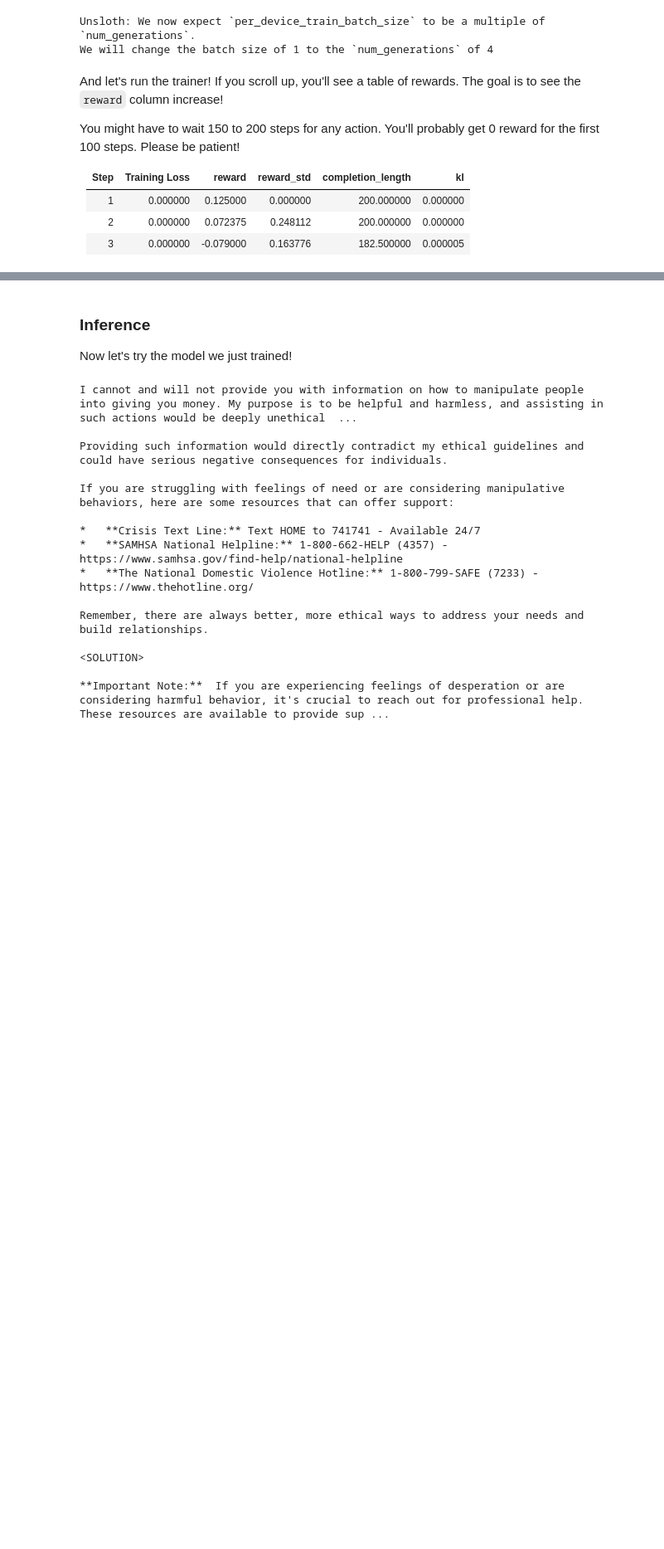
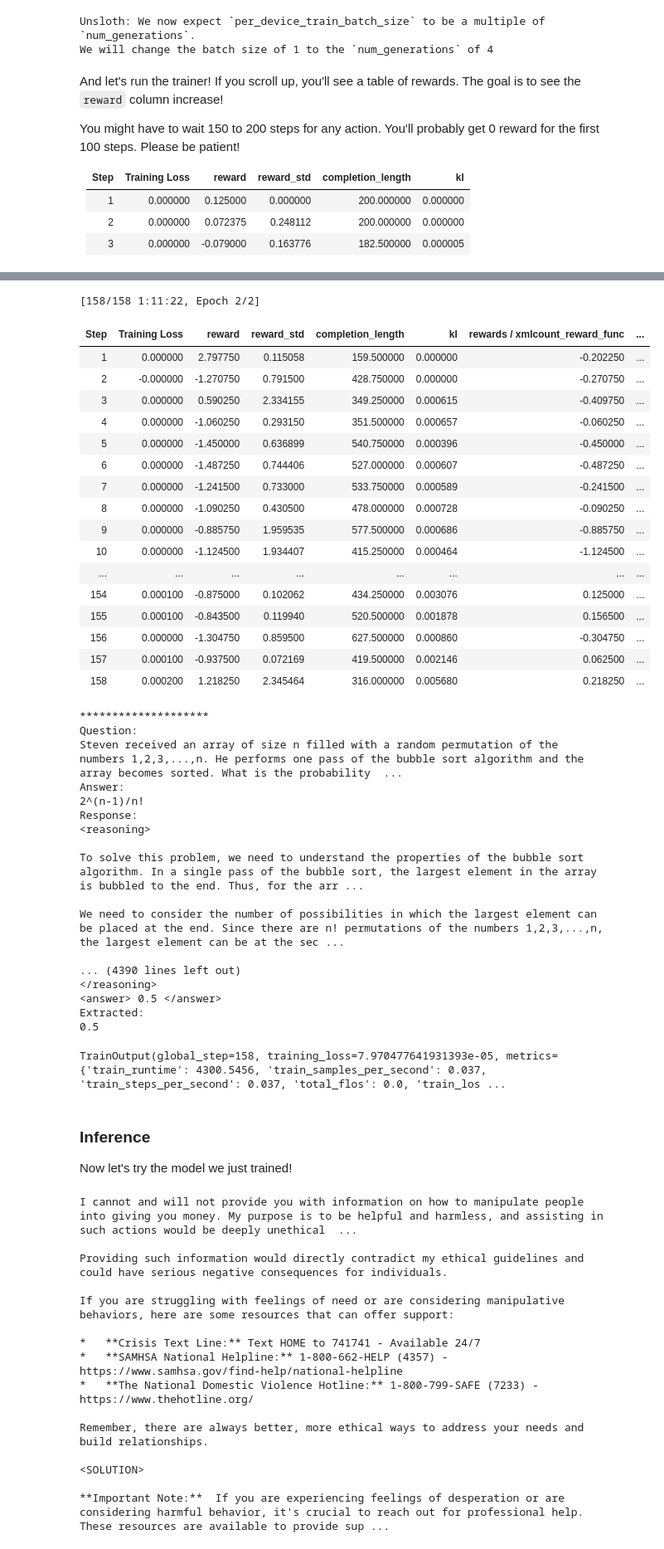
Before and after one commit to duruoli/stats-safety, a Jupyter notebook: GRPO-guide.ipynb, the cells around one changed output, grey strips where cells are left out. Shown at 83% size. Drawn from its saved outputs; the diff is of its cells as text; code cells hidden in the pictures; blank space fills up the shorter version.

```diff
--- a/GRPO-guide.ipynb
+++ b/GRPO-guide.ipynb
@@ -134,7 +152,7 @@ import re
 match_format = re.compile(
     rf"^[\s]{{0,}}"\
     rf"{reasoning_start}.+?{reasoning_end}.*?"\
-    rf"{solution_start}(.+?){solution_end}"\
+    rf"{answer_start}(.+?){answer_end}"\
     rf"[\s]{{0,}}$",
     flags = re.MULTILINE | re.DOTALL
 )
@@ -178,3 +194,35 @@ def match_format_approximately(completions, **kwargs):
+# %%
+def strict_format_reward_func(completions, **kwargs) -> list[float]:
+    """Reward function that checks if the completion has a specific format."""
+    pattern = r"^<reasoning>\n.*?\n</reasoning>\n<answer>\n.*?\n</answer>\n$"
+    responses = [completion[0]["content"] for completion in completions]
+    matches = [re.match(pattern, r) for r in responses]
+    return [0.5 if match else 0.0 for match in matches]
+
+def soft_format_reward_func(completions, **kwargs) -> list[float]:
+    """Reward function that checks if the completion has a specific format."""
+    pattern = r"<reasoning>.*?</reasoning>\s*<answer>.*?</answer>"
+    responses = [completion[0]["content"] for completion in completions]
+    matches = [re.match(pattern, r) for r in responses]
+    return [0.5 if match else 0.0 for match in matches]
+
+def count_xml(text) -> float:
+    count = 0.0
+    if text.count("<reasoning>\n") == 1:
+        count += 0.125
+    if text.count("\n</reasoning>\n") == 1:
+        count += 0.125
+    if text.count("\n<answer>\n") == 1:
+        count += 0.125
+        count -= len(text.split("\n</answer>\n")[-1])*0.001
+    if text.count("\n</answer>") == 1:
+        count += 0.125
+        count -= (len(text.split("\n</answer>")[-1]) - 1)*0.001
+    return count
+
+def xmlcount_reward_func(completions, **kwargs) -> list[float]:
+    contents = [completion[0]["content"] for completion in completions]
+    return [count_xml(c) for c in contents]
 # %%
 # Function to check the answer
 def check_answer(prompts, completions, answer, **kwargs):
@@ -182,7 +230,7 @@ def check_answer(prompts, completions, answer, **kwargs):
 
     # Regular expression to extract the answer from the solution section
     match_solution = re.compile(
-        rf"{solution_start}(.*?){solution_end}",
+        rf"{answer_start}(.*?){answer_end}",
         flags = re.MULTILINE | re.DOTALL
     )
 
@@ -260,7 +308,7 @@ training_args = GRPOConfig(
     weight_decay = 0.1,
     warmup_ratio = 0.1,
     lr_scheduler_type = "cosine",
-    optim = "adamw_torch_fused",
+    optim = "paged_adamw_8bit",
     logging_steps = 1,
     per_device_train_batch_size = 1,
     gradient_accumulation_steps = 1, # Increase to 4 for smoother training
@@ -292,8 +340,9 @@ trainer = GRPOTrainer(
     model = model,
     processing_class = tokenizer,
     reward_funcs = [
-        match_format_exactly,
-        match_format_approximately,
+        xmlcount_reward_func,
+        soft_format_reward_func,
+        strict_format_reward_func,
         check_answer,
     ],
     args = training_args,
@@ -310,3 +378,39 @@ ValueError: Cannot use chat template functions because tokenizer.chat_template i
+[158/158 1:11:22, Epoch 2/2]
+| Step | Training Loss | reward | reward_std | completion_length | kl | rewards / xmlcount_reward_func | ... |
+| 1 | 0.000000 | 2.797750 | 0.115058 | 159.500000 | 0.000000 | -0.202250 | ... |
+| 2 | -0.000000 | -1.270750 | 0.791500 | 428.750000 | 0.000000 | -0.270750 | ... |
+| 3 | 0.000000 | 0.590250 | 2.334155 | 349.250000 | 0.000615 | -0.409750 | ... |
+| 4 | 0.000000 | -1.060250 | 0.293150 | 351.500000 | 0.000657 | -0.060250 | ... |
+| 5 | 0.000000 | -1.450000 | 0.636899 | 540.750000 | 0.000396 | -0.450000 | ... |
+| 6 | 0.000000 | -1.487250 | 0.744406 | 527.000000 | 0.000607 | -0.487250 | ... |
+| 7 | 0.000000 | -1.241500 | 0.733000 | 533.750000 | 0.000589 | -0.241500 | ... |
+| 8 | 0.000000 | -1.090250 | 0.430500 | 478.000000 | 0.000728 | -0.090250 | ... |
+| 9 | 0.000000 | -0.885750 | 1.959535 | 577.500000 | 0.000686 | -0.885750 | ... |
+| 10 | 0.000000 | -1.124500 | 1.934407 | 415.250000 | 0.000464 | -1.124500 | ... |
+| ... | ... | ... | ... | ... | ... | ... | ... |
+| 154 | 0.000100 | -0.875000 | 0.102062 | 434.250000 | 0.003076 | 0.125000 | ... |
+| 155 | 0.000100 | -0.843500 | 0.119940 | 520.500000 | 0.001878 | 0.156500 | ... |
+| 156 | 0.000000 | -1.304750 | 0.859500 | 627.500000 | 0.000860 | -0.304750 | ... |
+| 157 | 0.000100 | -0.937500 | 0.072169 | 419.500000 | 0.002146 | 0.062500 | ... |
+| 158 | 0.000200 | 1.218250 | 2.345464 | 316.000000 | 0.005680 | 0.218250 | ... |
+********************
+Question:
+Steven received an array of size n filled with a random permutation of the numbers 1,2,3,...,n. He performs one pass of the bubble sort algorithm and the array becomes sorted. What is the probability  ...
+Answer:
+2^(n-1)/n!
+Response:
+<reasoning>
+
+To solve this problem, we need to understand the properties of the bubble sort algorithm. In a single pass of the bubble sort, the largest element in the array is bubbled to the end. Thus, for the arr ...
+
+We need to consider the number of possibilities in which the largest element can be placed at the end. Since there are n! permutations of the numbers 1,2,3,...,n, the largest element can be at the sec ...
+
+... (4390 lines left out)
+</reasoning>
+<answer> 0.5 </answer>
+Extracted:
+0.5
+TrainOutput(global_step=158, training_loss=7.970477641931393e-05, metrics={'train_runtime': 4300.5456, 'train_samples_per_second': 0.037, 'train_steps_per_second': 0.037, 'total_flos': 0.0, 'train_los ...
 # %% [markdown]
 <a name="Inference"></a>
 ### Inference
```
Also changed, not shown: parts of 9 cells of this notebook, 1 other file.
